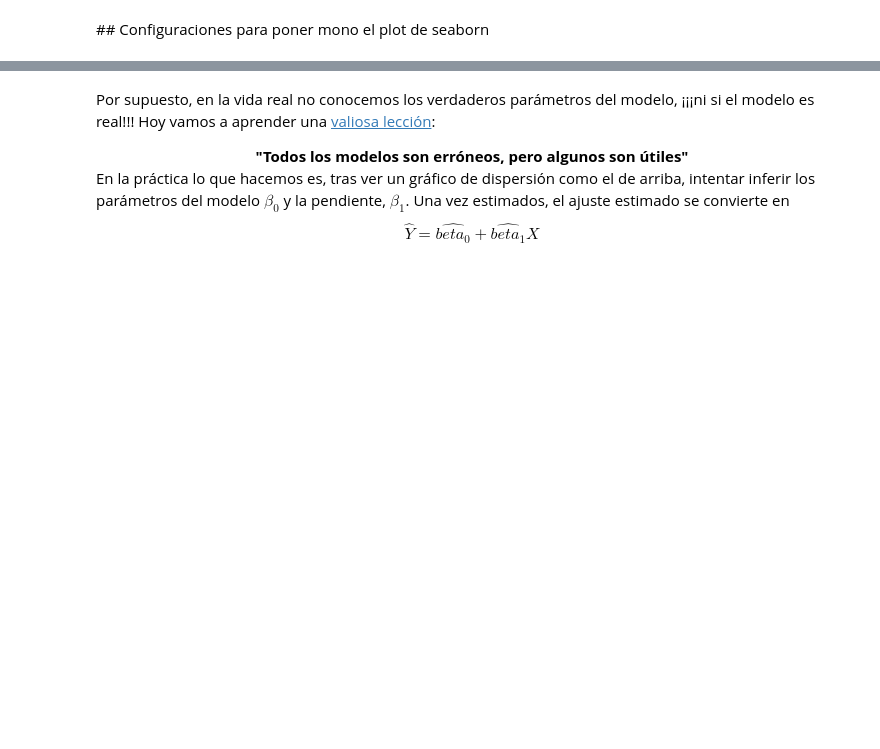
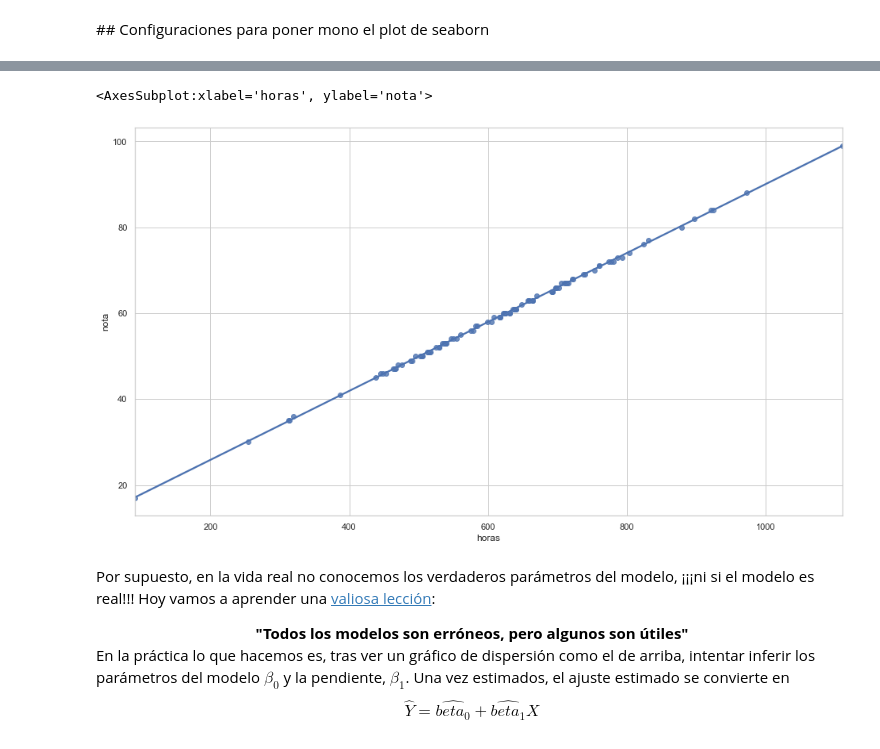
Before and after one commit to Ironhack-Data-Madrid-Mayo-2021/Classroom-Materials, a Jupyter notebook: week_06/03-linear_regression.ipynb, the cells around one changed output, grey strips where cells are left out. Cells and saved outputs as stored; diff of their text form; code cells hidden in the pictures; blank space fills up the shorter version.

```diff
--- a/week_06/03-linear_regression.ipynb
+++ b/week_06/03-linear_regression.ipynb
@@ -79,3 +140,18 @@ sns.set_style('whitegrid')
+# %%
+# Generamos las horas de estudio
+beta_0 = 10
+beta_1 = 0.08
+num_notas = 100
+X_irreal = np.random.normal(600,150,num_notas)
+# la y es simplemente la ecuación de la recta y es la nota que sacas
+y_irreal = beta_0 + (beta_1 * X_irreal)
+# %%
+data_irreal = pd.DataFrame({"horas": X_irreal, "nota":y_irreal}).round().astype(int)
+# %%
+sns.regplot(x="horas", y="nota", data=data_irreal)
+# %% [output]
+<AxesSubplot:xlabel='horas', ylabel='nota'>
+[figure, added]
 # %% [markdown]
 Por supuesto, en la vida real no conocemos los verdaderos parámetros del modelo, ¡¡¡ni si el modelo es real!!! Hoy vamos a aprender una [valiosa lección](https://en.wikipedia.org/wiki/All_models_are_wrong):
 
```
Also changed, not shown: parts of 43 cells of this notebook.
